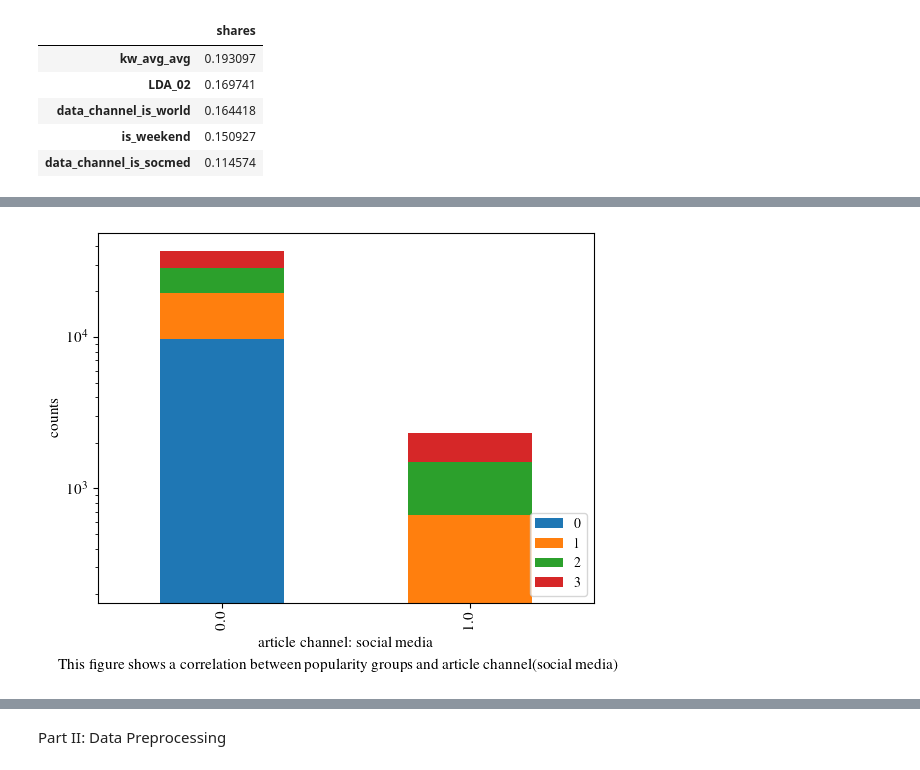
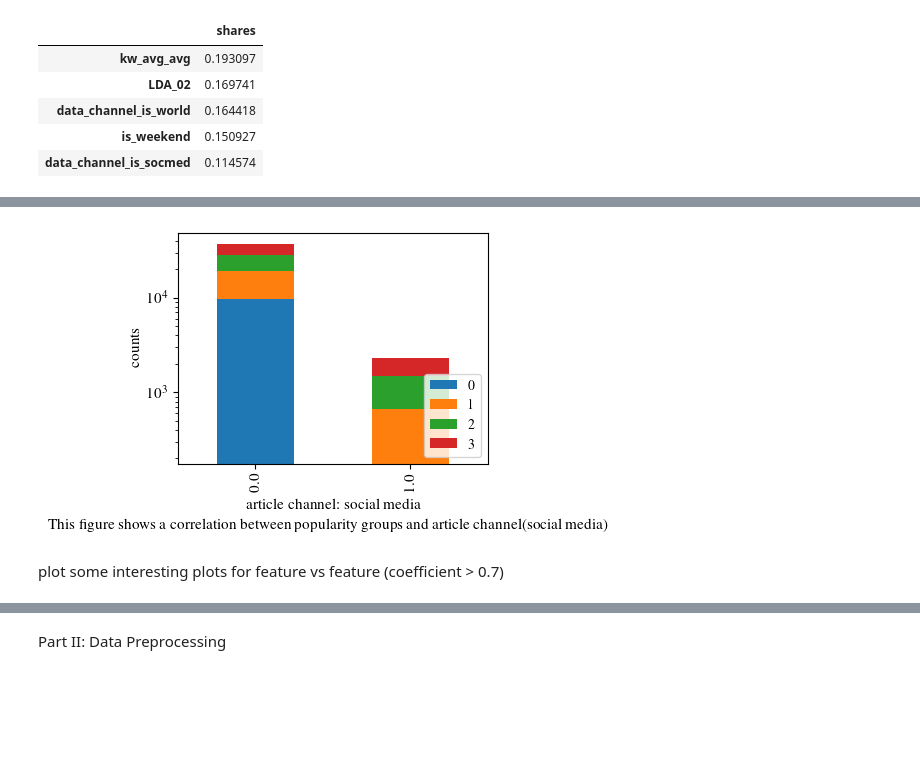
Before and after one commit to qmdeng/Machine-Learning-Project, a Jupyter notebook: src/Data1030 -- Project copy.ipynb, the cells around one changed output, grey strips where cells are left out. Cells and saved outputs as stored; diff of their text form; code cells hidden in the pictures; blank space fills up the shorter version.

```diff
--- a/src/Data1030 -- Project copy.ipynb
+++ b/src/Data1030 -- Project copy.ipynb
@@ -151,5 +194,7 @@ plt.show()
 # %%
 # 1. Violinplot for shares vs kw_avg_avg
+plt.rcParams["figure.figsize"] = (4,3)
+plt.rcParams['axes.facecolor'] = 'white'
 dataset = [df[df['shares']==0]['kw_avg_avg'].values,
            df[df['shares']==1]['kw_avg_avg'].values,
             df[df['shares']==2]['kw_avg_avg'].values,
@@ -162,7 +207,7 @@ plt.xlabel('popularity groups',size=11)
 plt.ylabel('average keyword(avg shares)',size=11)
 plt.semilogy()
 txt = "This figure shows a correlation between popularity groups and average keyword in avg share."
-plt.figtext(0.5, -0.03, txt, ha='center', size=11)
+plt.figtext(0.5, -0.11, txt, ha='center', size=11)
 rc('font',**{'family':'serif','serif':['Times']})
 rc('text', usetex=True)
 plt.savefig('/Users/qinmiaodeng/Desktop/DATA1030-Fall2022/Data1030-Project/fig/kw_avg_avg.png', format='png', bbox_inches="tight", dpi=300)
@@ -172,5 +217,7 @@ plt.show()
 # %%
 # 2. Boxplot for shares vs LDA_02
+plt.rcParams["figure.figsize"] = (4,3)
+plt.rcParams['axes.facecolor'] = 'white'
 sns.boxplot(data=df, x='shares', y='LDA_02',palette = "RdBu")
 plt.xlabel('popularity groups',size=11)
 plt.ylabel('Closeness to LDA topic 2',size=11)
@@ -178,7 +225,7 @@ plt.xticks(size=11)
 plt.yticks(size=11)
 plt.semilogy()
 txt = "This figure shows a correlation between popularity groups and closeness to LDA topic 2"
-plt.figtext(0.5, -0.03, txt, ha='center', size=11)
+plt.figtext(0.5, -0.11, txt, ha='center', size=11)
 rc('font',**{'family':'serif','serif':['Times']})
 rc('text', usetex=True)
 plt.savefig('/Users/qinmiaodeng/Desktop/DATA1030-Fall2022/Data1030-Project/fig/LDA_02.png', format='png', bbox_inches="tight", dpi=300)
@@ -188,8 +235,11 @@ plt.show()
 # %%
 #3. bar plot for shares vs is_weekend
+plt.rcParams['axes.facecolor'] = 'white'
 sns.catplot(
     data=df, x="shares", hue="is_weekend", kind="count",
-    palette="pastel", edgecolor=".6",)
+    palette="pastel", edgecolor=".6", height=3.5)
+# plt.rcParams["figure.figsize"] = (2,1)
+# plt.figure(figsize=(4, 3))
 plt.xlabel('popularity groups',size=11)
 plt.ylabel('counts',size=11)
 plt.xticks(size=11)
@@ -204,8 +254,10 @@ plt.savefig('/Users/qinmiaodeng/Desktop/DATA1030-Fall2022/Data1030-Project/fig/i
 # %%
 #4. bar plot for shares vs data_channel_is_world
+plt.rcParams['axes.facecolor'] = 'white'
+plt.rcParams["figure.figsize"] = (4,3)
 sns.catplot(
     data=df, x="shares", hue="data_channel_is_world", kind="count",
-    palette="pastel", edgecolor=".6",)
+    palette="pastel", edgecolor=".6",height = 3.5)
 plt.xlabel('popularity groups',size=11)
 plt.ylabel('counts',size=11)
 plt.xticks(size=11)
@@ -220,17 +272,21 @@ plt.savefig('/Users/qinmiaodeng/Desktop/DATA1030-Fall2022/Data1030-Project/fig/w
 # %%
 #5: stacked bar plot for popularity groups vs data_channel_is_socmed
+plt.rcParams["figure.figsize"] = (4,3)
+plt.rcParams['figure.facecolor'] = 'white'
 count_matrix = df.groupby(['data_channel_is_socmed', 'shares']).size().unstack()
 count_matrix.plot(kind='bar', stacked=True)
 plt.ylabel('counts',size=11)
 plt.xlabel('article channel: social media',size=11)
 plt.xticks(size=11)
 plt.yticks(size=11)
 plt.semilogy()
 plt.legend(loc=4)
 txt = "This figure shows a correlation between popularity groups and article channel(social media)"
-plt.figtext(0.5, -0.03, txt, ha='center', size=11)
+plt.figtext(0.5, -0.11, txt, ha='center', size=11)
 rc('font',**{'family':'serif','serif':['Times']})
 rc('text', usetex=True)
 plt.savefig('/Users/qinmiaodeng/Desktop/DATA1030-Fall2022/Data1030-Project/fig/socmed.png', format='png', bbox_inches="tight", dpi=300)
 # %% [output]
-[figure, old version]
+[figure, new version]
+# %% [markdown]
+plot some interesting plots for feature vs feature (coefficient > 0.7)
```
Also changed, not shown: parts of 20 cells of this notebook, 14 other files.
